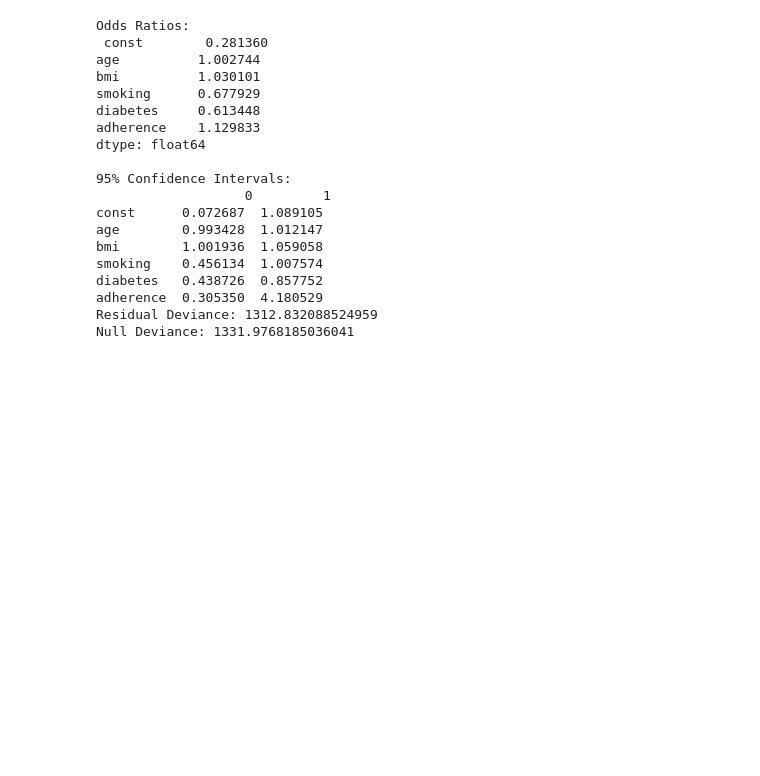
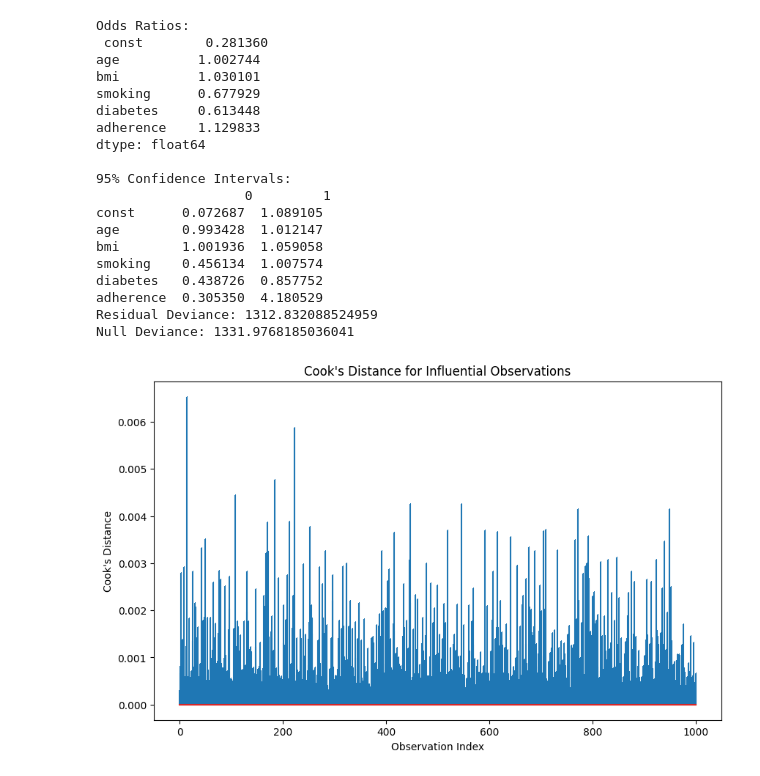
Before and after one commit to UCSF-DataSci/08-time-stats-and-ml-ShreyaSreeram, a Jupyter notebook: modeling.ipynb, the cells around one changed output. Saved outputs shown, nothing was run; the diff lists cells and outputs as text; code cells hidden in the pictures; blank space fills up the shorter version.

```diff
--- a/modeling.ipynb
+++ b/modeling.ipynb
@@ -300,12 +308,14 @@ Null Deviance: 1331.9768185036041
 # %%
 # Check for influential observations
 influence = glm_model.get_influence()
 cooks_d = influence.cooks_distance[0]
 
 # Plotting Cook's distance to identify any influential points
 plt.figure(figsize=(10, 6))
-plt.stem(np.arange(len(cooks_d)), cooks_d, markerfmt=",", use_line_collection=True)
+plt.stem(np.arange(len(cooks_d)), cooks_d, markerfmt=",")
 plt.xlabel("Observation Index")
 plt.ylabel("Cook's Distance")
 plt.title("Cook's Distance for Influential Observations")
 plt.show()
+# %% [output]
+[figure, added]
```
Also changed, not shown: parts of 2 cells of this notebook.
